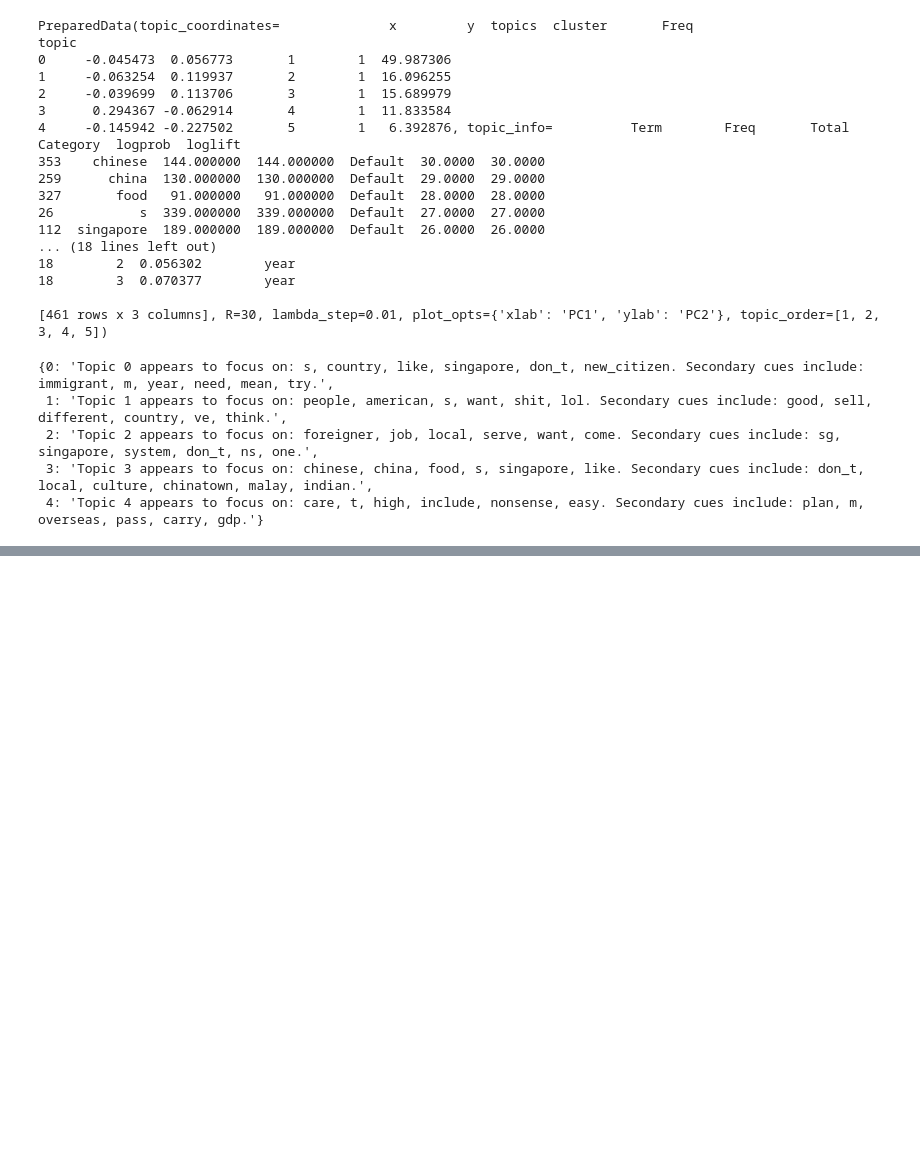
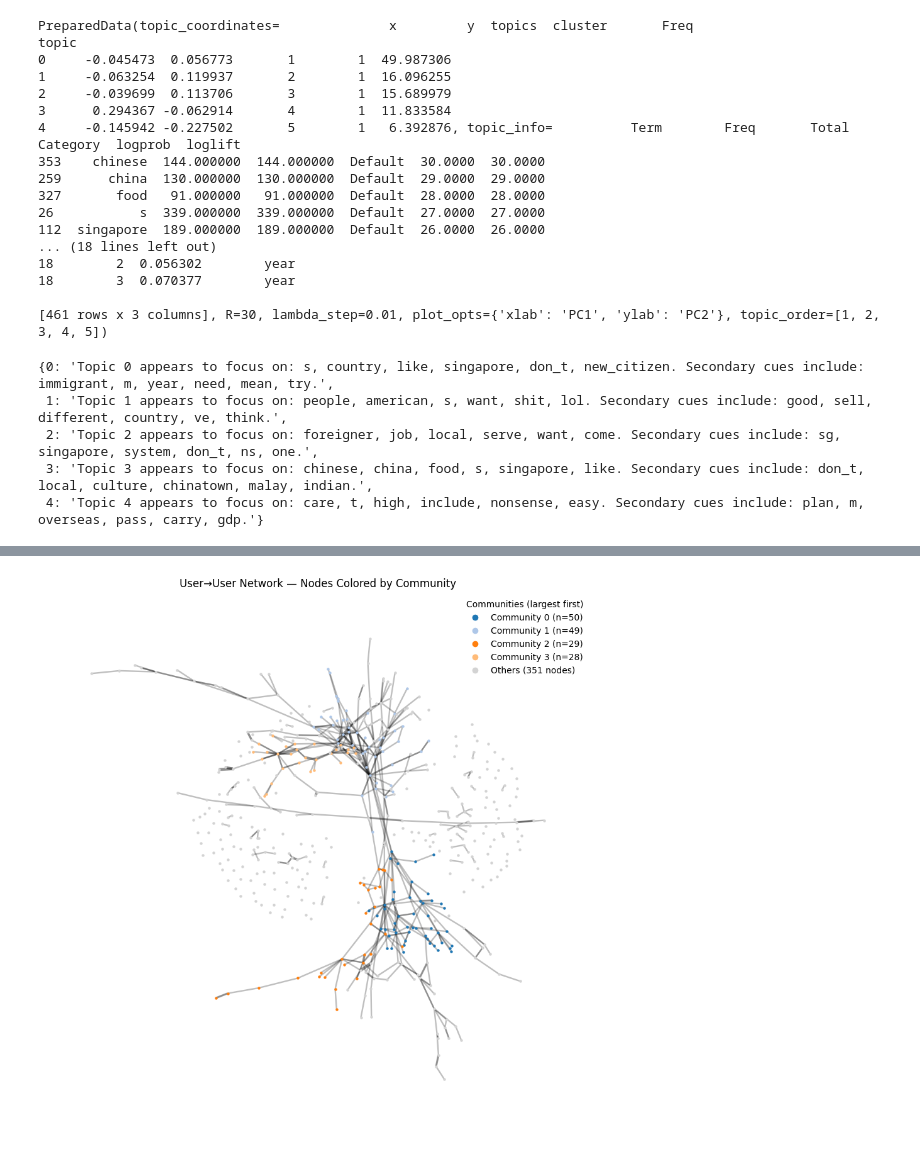
Before and after one commit to Keith-LJY001/NMC5342_A0234542L, a Jupyter notebook: NMC5342_A0234542L.ipynb, the cells around one changed output, grey strips where cells are left out. Cells and saved outputs as stored; diff of their text form; code cells hidden in the pictures; blank space fills up the shorter version.

```diff
--- a/NMC5342_A0234542L.ipynb
+++ b/NMC5342_A0234542L.ipynb
@@ -867,0 +1296,49 @@ descs
+# %%
+import numpy as np
+import matplotlib.pyplot as plt
+
+#layout
+pos = nx.spring_layout(G_human, seed=42, iterations=60)
+
+unique_cids = sorted(set(comm_map.values()))
+cmap = plt.get_cmap("tab20")  # up to 20 distinct hues
+cid_to_color = {cid: cmap(i % 20) for i, cid in enumerate(unique_cids)}
+
+#Order communities by size nd pick top-K for legend
+K = 4
+sorted_cids = [cid for cid, _ in sorted(sizes.items(), key=lambda x: x[1], reverse=True)]
+top_cids = set(sorted_cids[:K])
+
+plt.figure(figsize=(9,9))
+
+#edges
+eattr = nx.get_edge_attributes(G_human, "weight")
+edge_w = [0.6 + 1.6*np.log1p(eattr[(u,v)]) for (u,v) in G_human.edges()]
+nx.draw_networkx_edges(G_human, pos, width=edge_w, alpha=0.25, arrows=False)
+
+#nodes community-by-community
+handles, labels = [], []
+for cid in sorted_cids[:K]:
+    nodes_c = [n for n in G_human.nodes() if comm_map.get(n)==cid]
+    nx.draw_networkx_nodes(G_human, pos, nodelist=nodes_c, node_size=10,
+                           node_color=[cid_to_color[cid]], linewidths=0)
+    handles.append(plt.Line2D([0],[0], marker='o', color='w',
+                              markerfacecolor=cid_to_color[cid], markersize=8))
+    labels.append(f"Community {cid} (n={sizes[cid]})")
+
+#draw others
+other_nodes = [n for n in G_human.nodes() if comm_map.get(n) not in top_cids]
+if other_nodes:
+    nx.draw_networkx_nodes(G_human, pos, nodelist=other_nodes, node_size=10,
+                           node_color="lightgrey", linewidths=0)
+    handles.append(plt.Line2D([0],[0], marker='o', color='w',
+                              markerfacecolor='lightgrey', markersize=8))
+    labels.append(f"Others ({len(other_nodes)} nodes)")
+
+plt.legend(handles, labels, loc="upper right", frameon=False, title="Communities (largest first)")
+plt.title("User→User Network — Nodes Colored by Community")
+plt.axis("off")
+plt.tight_layout()
+plt.show()
+# %% [output]
+[figure, added]
```
Also changed, not shown: parts of 46 cells of this notebook.
